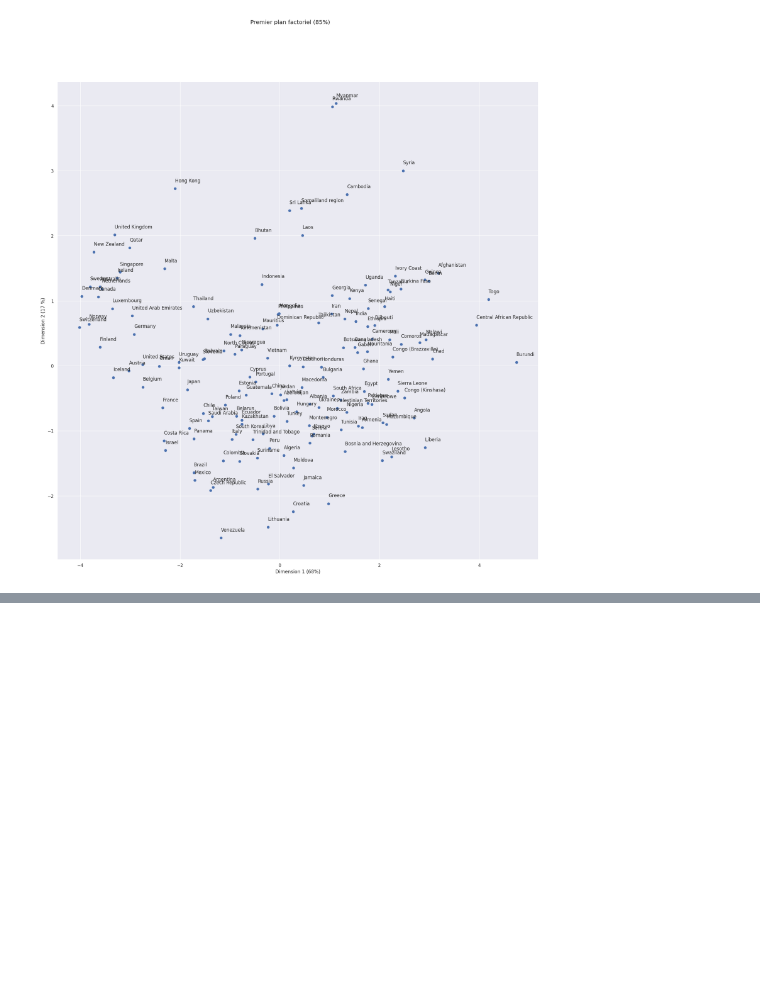
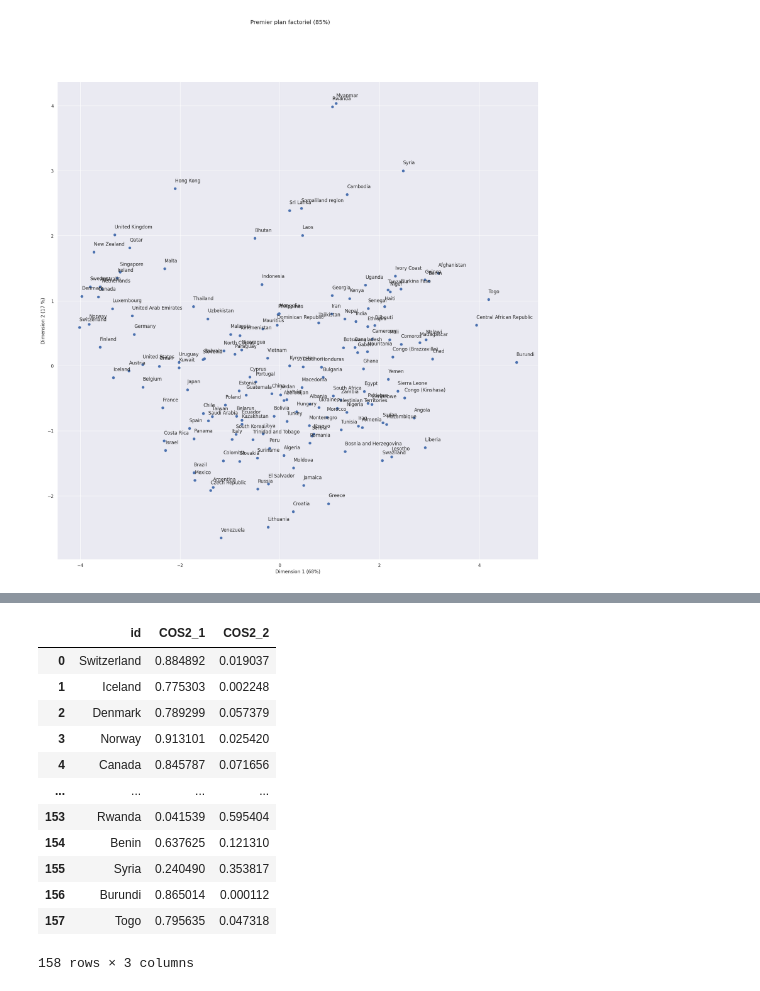
Before and after one commit to Zaid87648326/data-analytics-project, a Jupyter notebook: acp.ipynb, the cells around one changed output, grey strips where cells are left out. Saved outputs shown, nothing was run; the diff lists cells and outputs as text; code cells hidden in the pictures; blank space fills up the shorter version.

```diff
--- a/acp.ipynb
+++ b/acp.ipynb
@@ -79,0 +115,22 @@ plt.show()
+# %%
+#qualité de représentation des individus - COS2
+di = np.sum(coord**2,axis=1)
+cos2 = coord**2
+for j in range(9):
+    cos2[:,j] = cos2[:,j]/di
+df_ctr_12 = pd.DataFrame({'id':df.index,'COS2_1':cos2[:,0],'COS2_2':cos2[:,1]})
+df_ctr_12
+# %% [output]
+|  | id | COS2_1 | COS2_2 |
+| 0 | Switzerland | 0.884892 | 0.019037 |
+| 1 | Iceland | 0.775303 | 0.002248 |
+| 2 | Denmark | 0.789299 | 0.057379 |
+| 3 | Norway | 0.913101 | 0.025420 |
+| 4 | Canada | 0.845787 | 0.071656 |
+| ... | ... | ... | ... |
+| 153 | Rwanda | 0.041539 | 0.595404 |
+| 154 | Benin | 0.637625 | 0.121310 |
+| 155 | Syria | 0.240490 | 0.353817 |
+| 156 | Burundi | 0.865014 | 0.000112 |
+| 157 | Togo | 0.795635 | 0.047318 |
+158 rows × 3 columns
```
Also changed, not shown: parts of 7 cells of this notebook.
